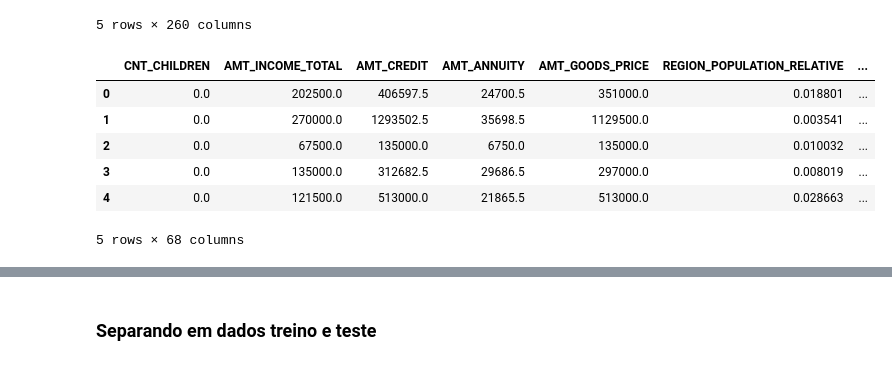
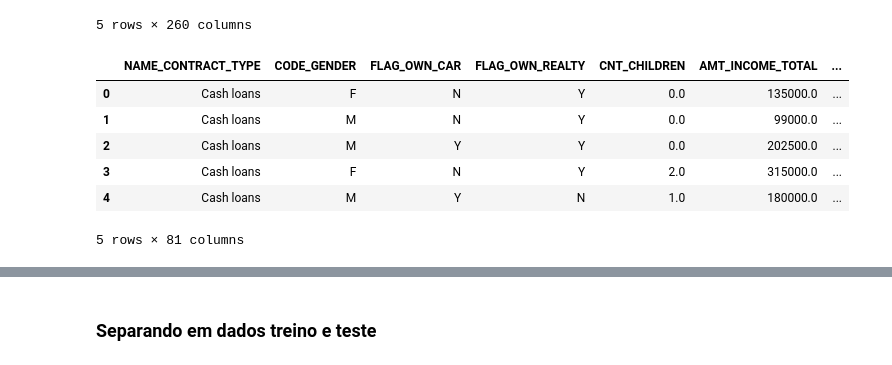
Before and after one commit to vyniciuss/NDG_ml_Home_Credit, a Jupyter notebook: Home_Credit_FE.ipynb, the cells around one changed output, grey strips where cells are left out. Saved outputs shown, nothing was run; the diff lists cells and outputs as text; code cells hidden in the pictures.

```diff
--- a/Home_Credit_FE.ipynb
+++ b/Home_Credit_FE.ipynb
@@ -34,8 +34,8 @@ train_labels = data_train['TARGET']
 features_train = data_train.drop(columns = ['SK_ID_CURR', 'TARGET'])
 #carregando os dados de teste
 data_test = pd.read_csv("data/application_test.csv")
-test_ids = data_train['SK_ID_CURR']
-features_test = data_train.drop(columns = ['SK_ID_CURR'])
+test_ids = data_test['SK_ID_CURR']
+features_test = data_test.drop(columns = ['SK_ID_CURR'])
 
 
 # Sucesso - Exibindo o primeiro registro treino
@@ -149,8 +155,7 @@ cat_attribs = nomes_atributos_categoricos(features_train)
 num_attribs = nomes_atributos_numericos(features_train)
 numeric_features = features_train[num_attribs]
 gc.collect()
-#Alinhando as colunas de teste com as de treinamento
-features_train, features_test = features_train.align(features_test, join = 'inner', axis = 1)
+
 display(features_train.head())
 display(features_test.head())
 # %% [output]
@@ -307,13 +312,13 @@ data_attr_combinados_train.head()
 # %%
 #utilizando o imputer treinado para preencher os dados de test
 imputer = full_pipeline.transformer_list[0][1].named_steps['imputer']
 features_test[num_attribs] = imputer.transform(features_test[num_attribs])
-features_test[num_attribs].head()
+features_test.head()
 # %% [output]
-|  | CNT_CHILDREN | AMT_INCOME_TOTAL | AMT_CREDIT | AMT_ANNUITY | AMT_GOODS_PRICE | REGION_POPULATION_RELATIVE | ... |
-| 0 | 0.0 | 202500.0 | 406597.5 | 24700.5 | 351000.0 | 0.018801 | ... |
-| 1 | 0.0 | 270000.0 | 1293502.5 | 35698.5 | 1129500.0 | 0.003541 | ... |
-| 2 | 0.0 | 67500.0 | 135000.0 | 6750.0 | 135000.0 | 0.010032 | ... |
-| 3 | 0.0 | 135000.0 | 312682.5 | 29686.5 | 297000.0 | 0.008019 | ... |
-| 4 | 0.0 | 121500.0 | 513000.0 | 21865.5 | 513000.0 | 0.028663 | ... |
+|  | NAME_CONTRACT_TYPE | CODE_GENDER | FLAG_OWN_CAR | FLAG_OWN_REALTY | CNT_CHILDREN | AMT_INCOME_TOTAL | ... |
+| 0 | Cash loans | F | N | Y | 0.0 | 135000.0 | ... |
+| 1 | Cash loans | M | N | Y | 0.0 | 99000.0 | ... |
+| 2 | Cash loans | M | Y | Y | 0.0 | 202500.0 | ... |
+| 3 | Cash loans | F | N | Y | 2.0 | 315000.0 | ... |
+| 4 | Cash loans | M | Y | N | 1.0 | 180000.0 | ... |
-5 rows × 68 columns
+5 rows × 81 columns
```
Also changed, not shown: parts of 21 cells of this notebook.
